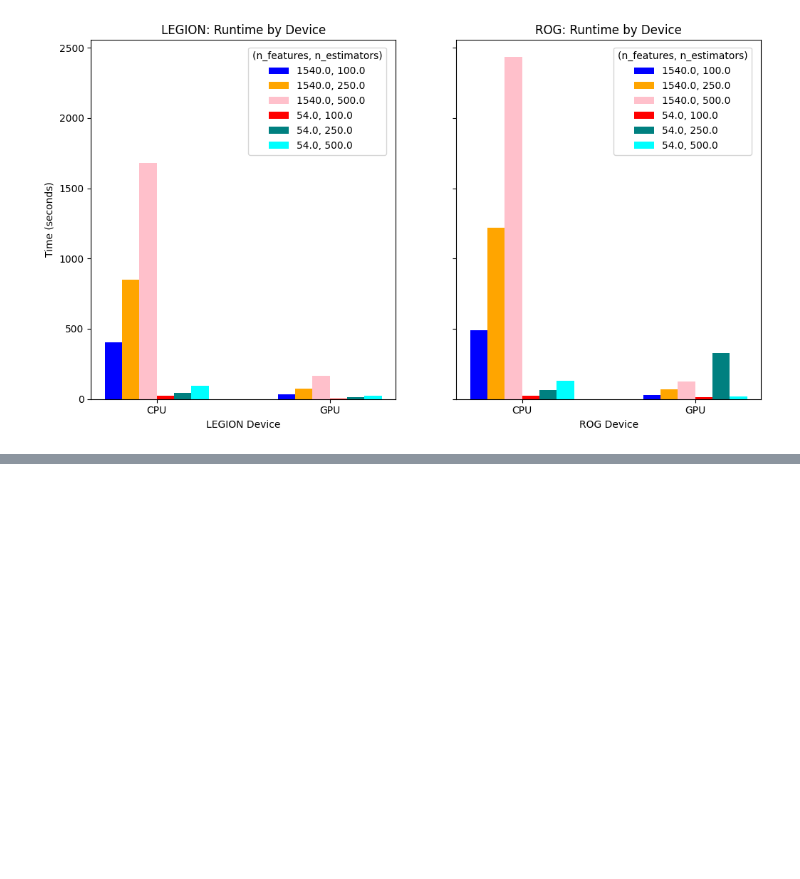
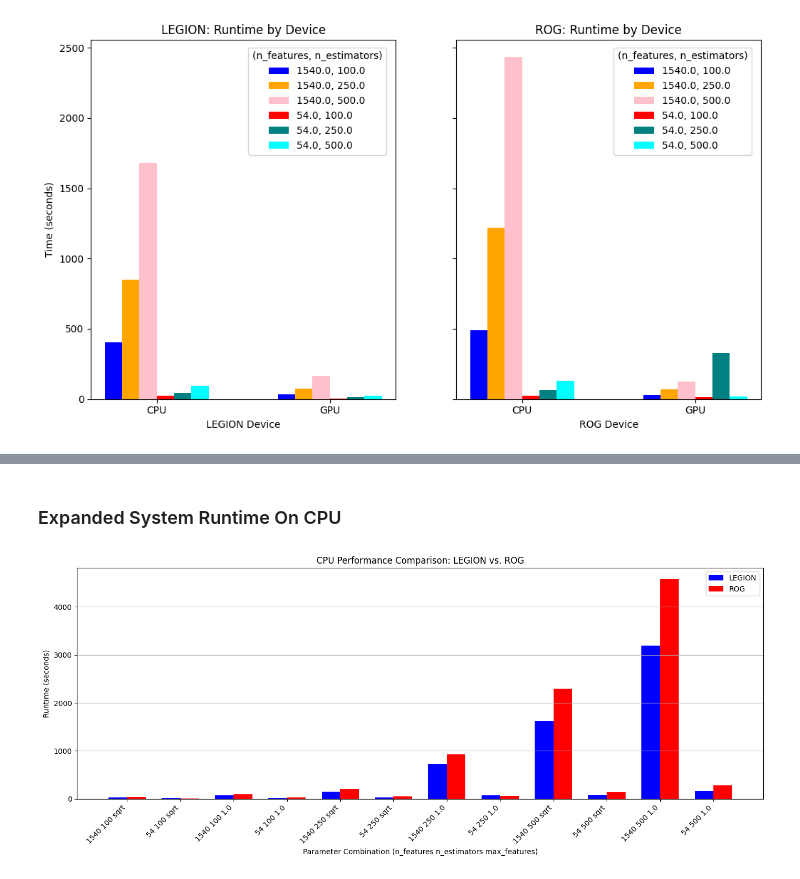
Before and after one commit to MariyaSha/scikit_learn_simplified, a Jupyter notebook: speedtest/speedtest_results_analysis.ipynb, the cells around one changed output, grey strips where cells are left out. Drawn from its saved outputs; the diff is of its cells as text; code cells hidden in the pictures; blank space fills up the shorter version.

```diff
--- a/speedtest/speedtest_results_analysis.ipynb
+++ b/speedtest/speedtest_results_analysis.ipynb
@@ -200,0 +247,6 @@ plot_runtime_by_device(unified_results)
+# %% [markdown]
+### Expanded System Runtime On CPU
+# %%
+expanded_runtime(unified_results, "CPU")
+# %% [output]
+[figure, added]
```
Also changed, not shown: parts of 6 cells of this notebook.
